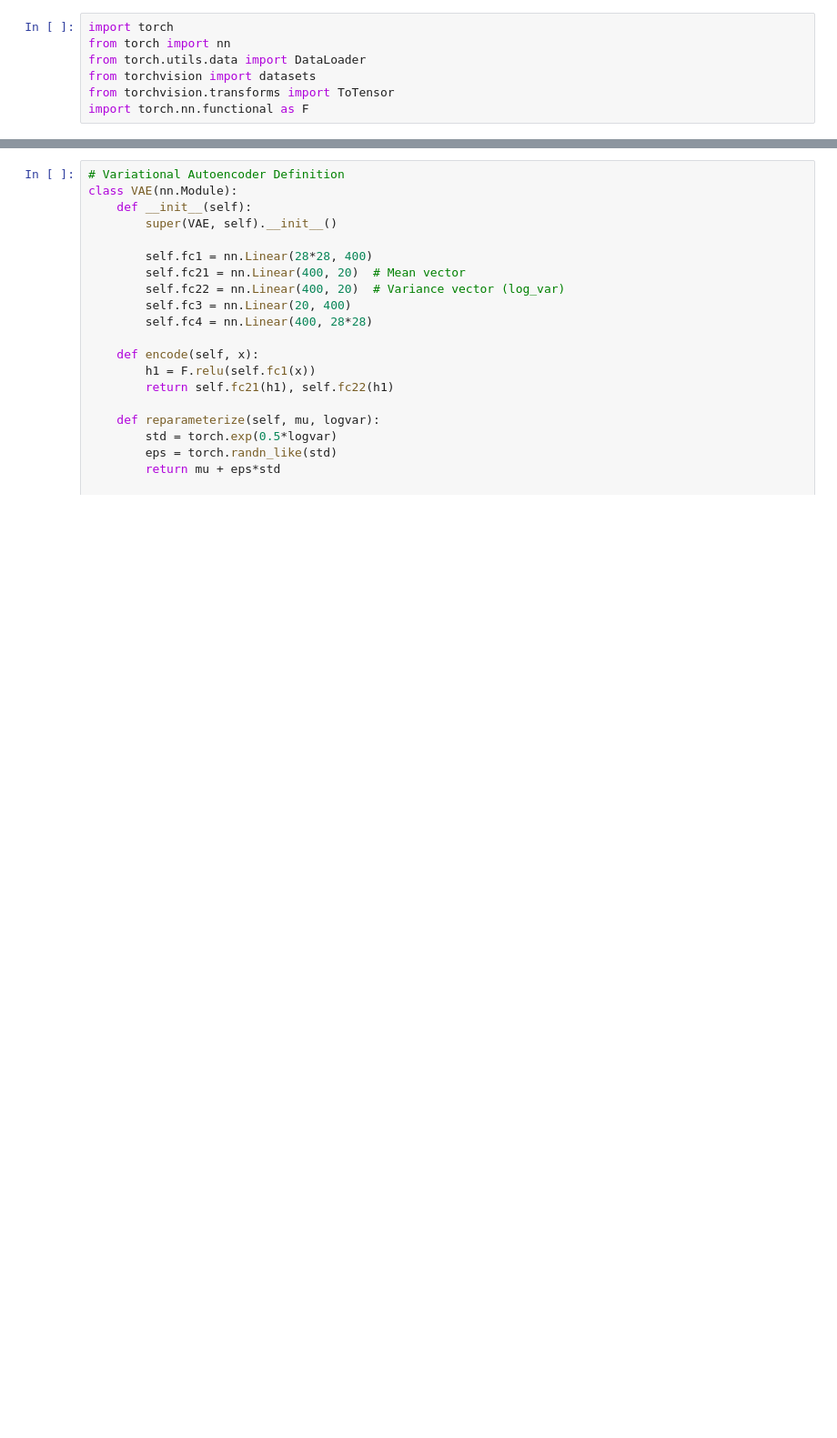
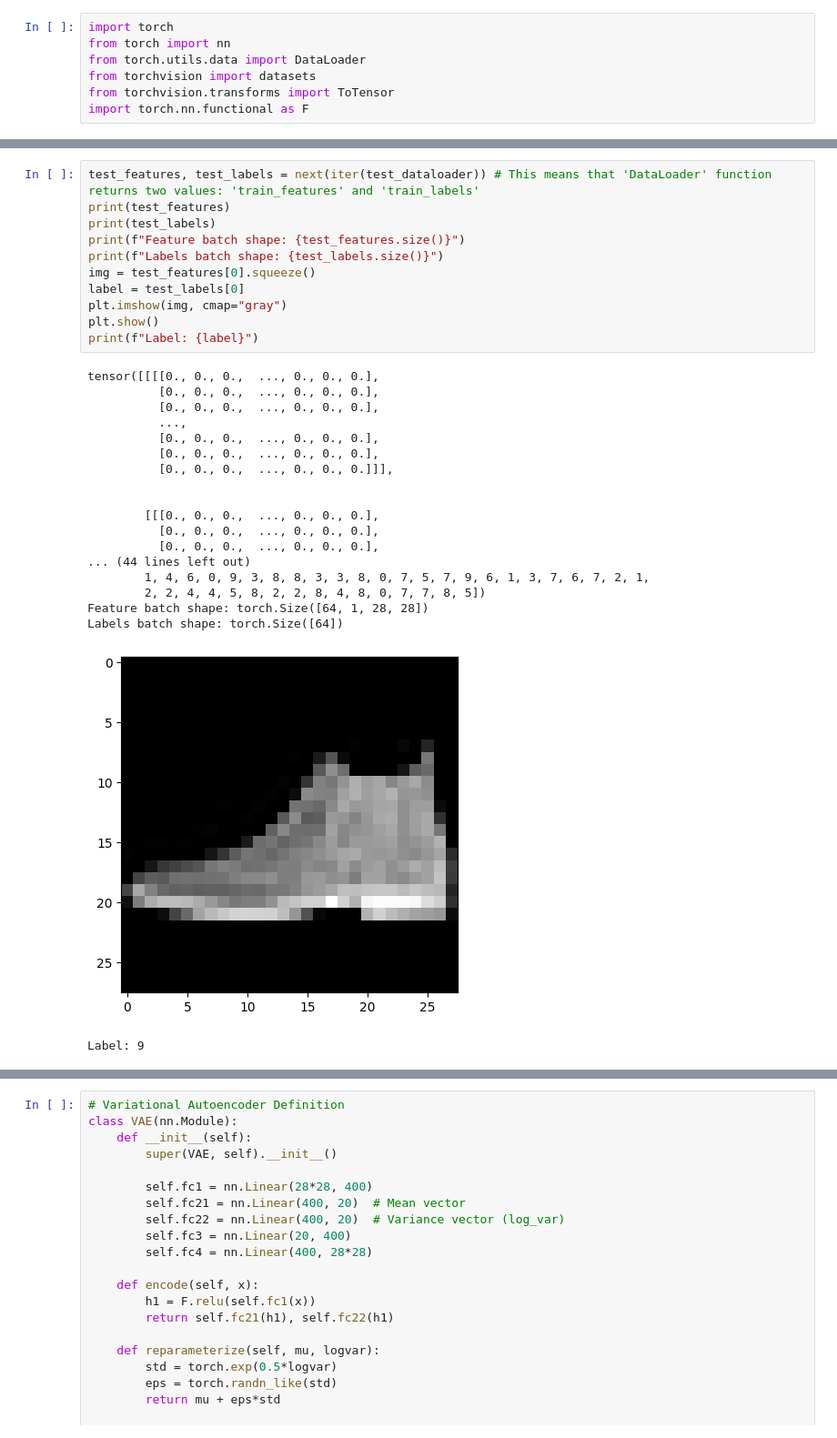
Before and after one commit to rsaran-BioAI/AGILE, a Jupyter notebook: FashionMNIST_VAE.ipynb, the cells around one changed output, grey strips where cells are left out. Shown at 91% size. Cells and saved outputs as stored; diff of their text form; blank space fills up the shorter version.

```diff
--- a/FashionMNIST_VAE.ipynb
+++ b/FashionMNIST_VAE.ipynb
@@ -50,0 +127,31 @@ Extracting data/FashionMNIST/raw/t10k-labels-idx1-ubyte.gz to data/FashionMNIST/
+# %%
+test_features, test_labels = next(iter(test_dataloader)) # This means that 'DataLoader' function returns two values: 'train_features' and 'train_labels'
+print(test_features)
+print(test_labels)
+print(f"Feature batch shape: {test_features.size()}")
+print(f"Labels batch shape: {test_labels.size()}")
+img = test_features[0].squeeze()
+label = test_labels[0]
+plt.imshow(img, cmap="gray")
+plt.show()
+print(f"Label: {label}")
+# %% [output]
+tensor([[[[0., 0., 0.,  ..., 0., 0., 0.],
+          [0., 0., 0.,  ..., 0., 0., 0.],
+          [0., 0., 0.,  ..., 0., 0., 0.],
+          ...,
+          [0., 0., 0.,  ..., 0., 0., 0.],
+          [0., 0., 0.,  ..., 0., 0., 0.],
+          [0., 0., 0.,  ..., 0., 0., 0.]]],
+
+
+        [[[0., 0., 0.,  ..., 0., 0., 0.],
+          [0., 0., 0.,  ..., 0., 0., 0.],
+          [0., 0., 0.,  ..., 0., 0., 0.],
+... (44 lines left out)
+        1, 4, 6, 0, 9, 3, 8, 8, 3, 3, 8, 0, 7, 5, 7, 9, 6, 1, 3, 7, 6, 7, 2, 1,
+        2, 2, 4, 4, 5, 8, 2, 2, 8, 4, 8, 0, 7, 7, 8, 5])
+Feature batch shape: torch.Size([64, 1, 28, 28])
+Labels batch shape: torch.Size([64])
+[figure, added]
+Label: 9
```
Also changed, not shown: parts of 10 cells of this notebook.
